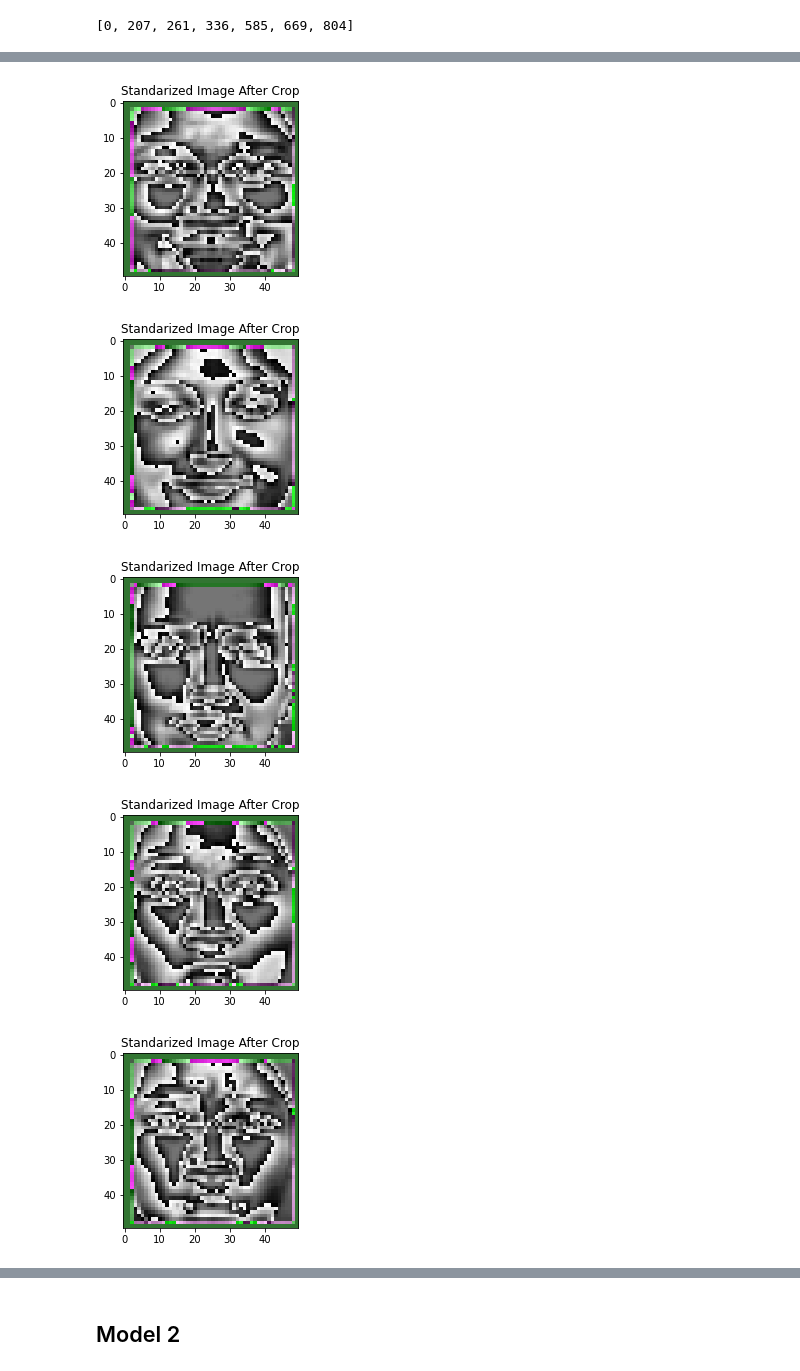
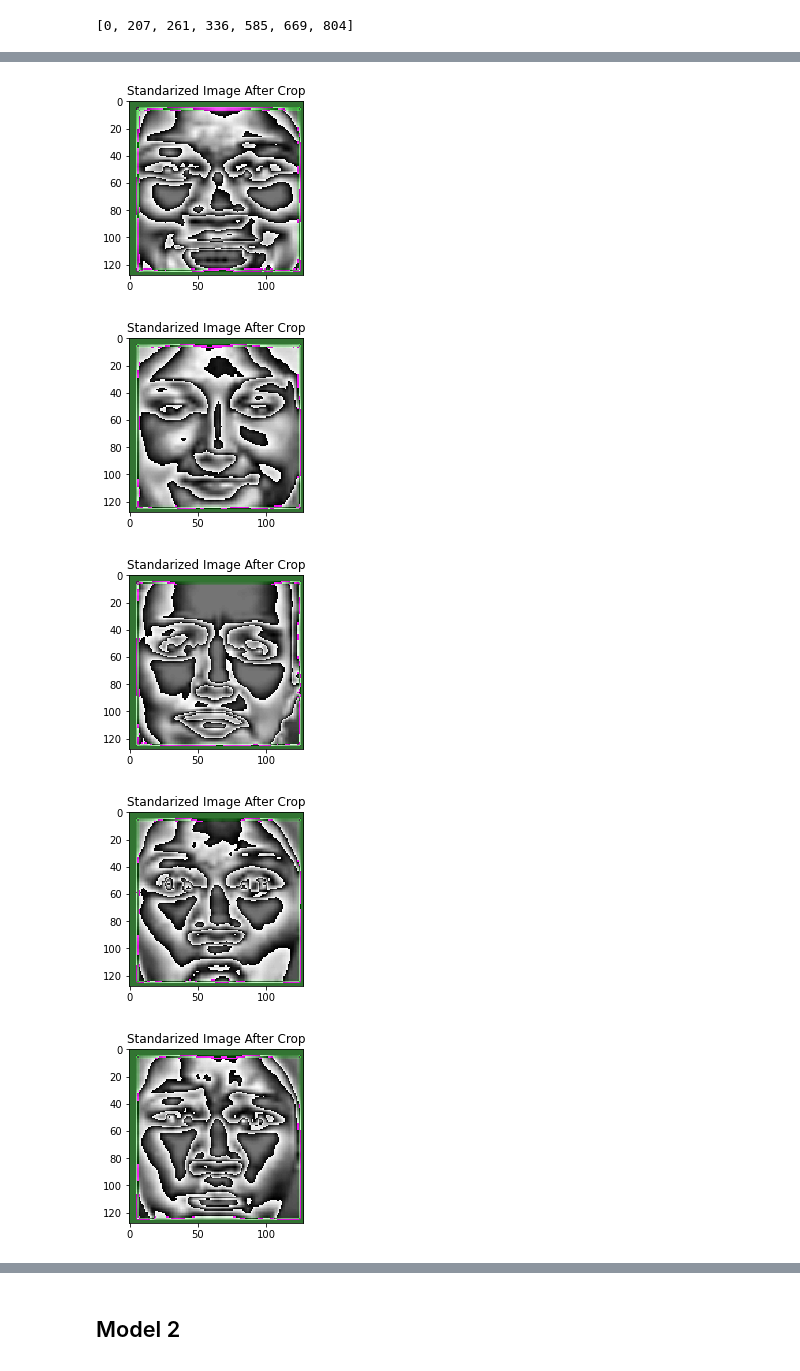
Before and after one commit to fatimaalsaadeh/Facial-Expression-Recognition-CV, a Jupyter notebook: CV_Notebook.ipynb, the cells around one changed output, grey strips where cells are left out. Saved outputs shown, nothing was run; the diff lists cells and outputs as text; code cells hidden in the pictures.

```diff
--- a/CV_Notebook.ipynb
+++ b/CV_Notebook.ipynb
@@ -59,7 +60,7 @@ def get_image(emotion_folders, emotion, img,is_filter=False, filters=None, log_i
         input_img = face_detection(input_img)
     elif is_filter and filters == '3':
         input_img = histogram_equalization(input_img)
-    input_img_resize=cv2.resize(input_img,(50,50))
+    input_img_resize=cv2.resize(input_img,(128,128))
     if log_it:
         print ('Loaded image for emotion: '+str(emotion))
     return input_img_resize
@@ -71,7 +72,7 @@ def get_all_images(path, all_emotions_folders,is_filter=False, filters=None, log
 
     emos = []
     num_emos = []
-
+    img_labels = []
     img_all_data=[]
     log_it=True
     for emotion in emotions_list:
@@ -85,15 +86,17 @@ def get_all_images(path, all_emotions_folders,is_filter=False, filters=None, log
                 if log_it:
                     indicies.append(len(img_all_data))
                 img_all_data.append(input_img_resize)
+                img_labels.append(emotion)
                 log_it=False
             log_it=True
     img_data = np.array(img_all_data)
+    img_labels = np.array(img_labels)
     # why to divide by 255 The reason is that if the color intensity is a float
     #, then matplotlib expects it to range from 0 to 1. If an int,
     #then it expects 0 to 255. So you can either force all the numbers to int or scale them all by 1/255.
     #https://stackoverflow.com/questions/49643907/clipping-input-data-to-the-valid-range-for-imshow-with-rgb-data-0-1-for-floa
     img_data = img_data.astype('float32')/255
-    return img_data,indicies
+    return img_data, img_labels, indicies
 def standarize(data_list):
     mean, STD  = cv2.meanStdDev(data_list)
     data_list_standarize = (data_list - mean) / STD
@@ -153,5 +156,5 @@ Loaded image for emotion: happy
 # %%
-img_data,indicies = get_all_images(path, all_emotions_folders, is_filter=False, filters=None, log_it=True)
+img_data, img_labels, indicies = get_all_images(path, all_emotions_folders, is_filter=False, filters=None, log_it=True)
 img_data_standarize = standarize(img_data)
 # %% [output]
 Loaded images for emotion: happy, number of emotions: 207
@@ -205,29 +208,29 @@ All images data Shape
 # %%
-img_data_crop,indicies = get_all_images(path, all_emotions_folders, is_filter=True, filters='2', log_it=True)
+img_data_crop,img_labels, indicies = get_all_images(path, all_emotions_folders, is_filter=True, filters='2', log_it=True)
 img_data_crop_standarize = standarize(img_data_crop)
 for i in indicies:
     io.imshow((img_data_crop_standarize[i]* 255).astype(np.uint8))
     plt.title('Standarized Image After Crop')
     io.show()
 print("All images data Shape")
 img_data_crop_standarize.shape
 # %% [output]
 Loaded images for emotion: happy, number of emotions: 207
 Loaded image for emotion: happy
 Loaded images for emotion: contempt, number of emotions: 54
 Loaded image for emotion: contempt
 Loaded images for emotion: fear, number of emotions: 75
 Loaded image for emotion: fear
 Loaded images for emotion: surprise, number of emotions: 249
 Loaded image for emotion: surprise
 Loaded images for emotion: sadness, number of emotions: 84
 Loaded image for emotion: sadness
 Loaded images for emotion: anger, number of emotions: 135
 Loaded image for emotion: anger
 Loaded images for emotion: disgust, number of emotions: 177
 Loaded image for emotion: disgust
-[figure, old version]
+[figure, new version]
-[figure, old version]
+[figure, new version]
-[figure, old version]
+[figure, new version]
-[figure, old version]
+[figure, new version]
-[figure, old version]
+[figure, new version]
```
Also changed, not shown: parts of 24 cells of this notebook.
